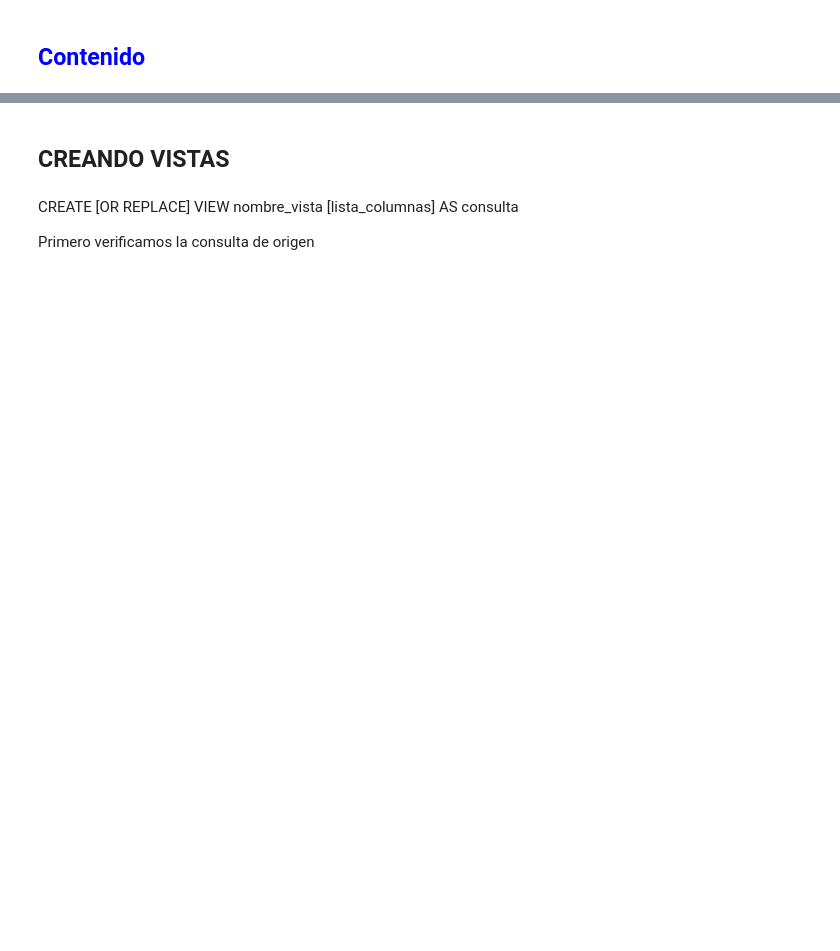
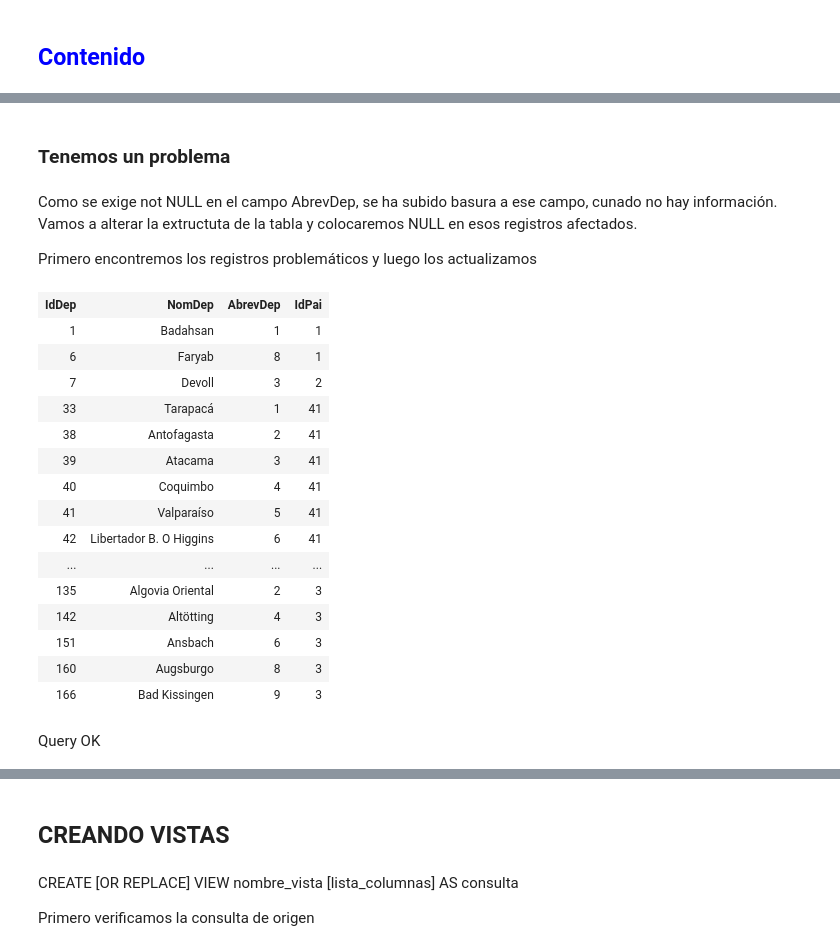
Before and after one commit to AprendizajeProfundo/BigData, a Jupyter notebook: Bases_Datos/Notebooks/Bases_Datos_SQL-2.ipynb, the cells around one changed output, grey strips where cells are left out. Saved outputs shown, nothing was run; the diff lists cells and outputs as text; code cells hidden in the pictures; blank space fills up the shorter version.

```diff
--- a/Bases_Datos/Notebooks/Bases_Datos_SQL-2.ipynb
+++ b/Bases_Datos/Notebooks/Bases_Datos_SQL-2.ipynb
@@ -158,0 +438,30 @@ WHERE P.NomDep = D.NomDep AND M.AbrevDep = P.Abrev_Dep;
+# %% [markdown]
+### Tenemos un problema
+# %% [markdown]
+Como se exige not NULL  en el campo AbrevDep, se ha subido basura a ese campo, cunado no hay información. Vamos a alterar la extructuta de la tabla y colocaremos NULL en esos registros afectados.
+
+Primero encontremos los registros problemáticos y luego los actualizamos
+# %%
+SELECT * FROM DEPARTAMENTO
+WHERE LENGTH(AbrevDep)= 1;
+# %% [output]
+| IdDep | NomDep | AbrevDep | IdPai |
+| 1 | Badahsan | 1 | 1 |
+| 6 | Faryab | 8 | 1 |
+| 7 | Devoll | 3 | 2 |
+| 33 | Tarapacá | 1 | 41 |
+| 38 | Antofagasta | 2 | 41 |
+| 39 | Atacama | 3 | 41 |
+| 40 | Coquimbo | 4 | 41 |
+| 41 | Valparaíso | 5 | 41 |
+| 42 | Libertador B. O Higgins | 6 | 41 |
+| ... | ... | ... | ... |
+| 135 | Algovia Oriental | 2 | 3 |
+| 142 | Altötting | 4 | 3 |
+| 151 | Ansbach | 6 | 3 |
+| 160 | Augsburgo | 8 | 3 |
+| 166 | Bad Kissingen | 9 | 3 |
+# %%
+ALTER TABLE DEPARTAMENTO MODIFY AbrevDep VARCHAR(3);
+# %% [output]
+Query OK
```
Also changed, not shown: parts of 115 cells of this notebook, 3 other files.
